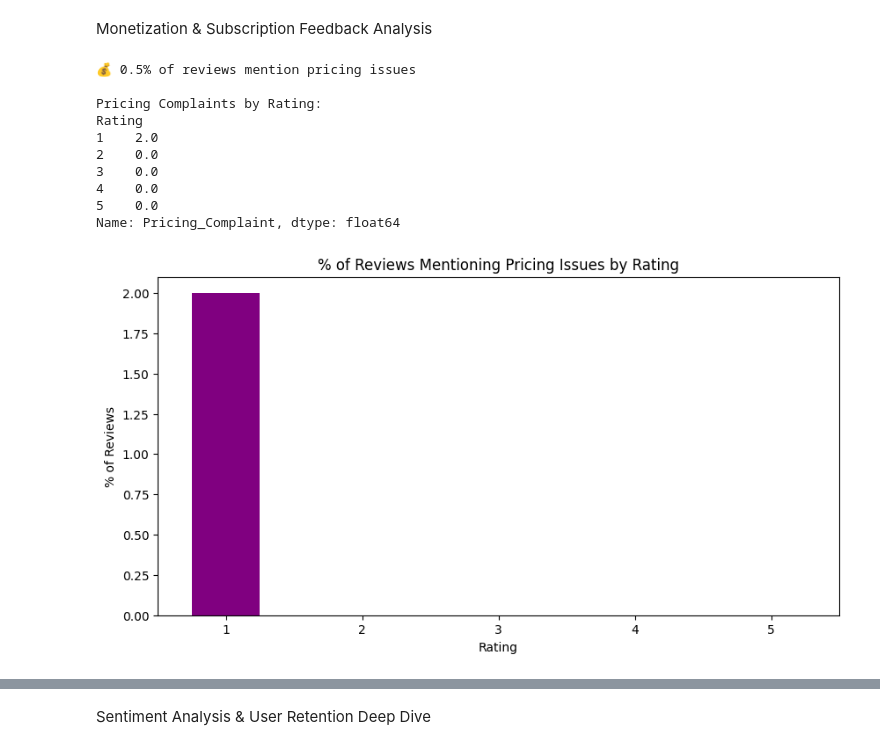
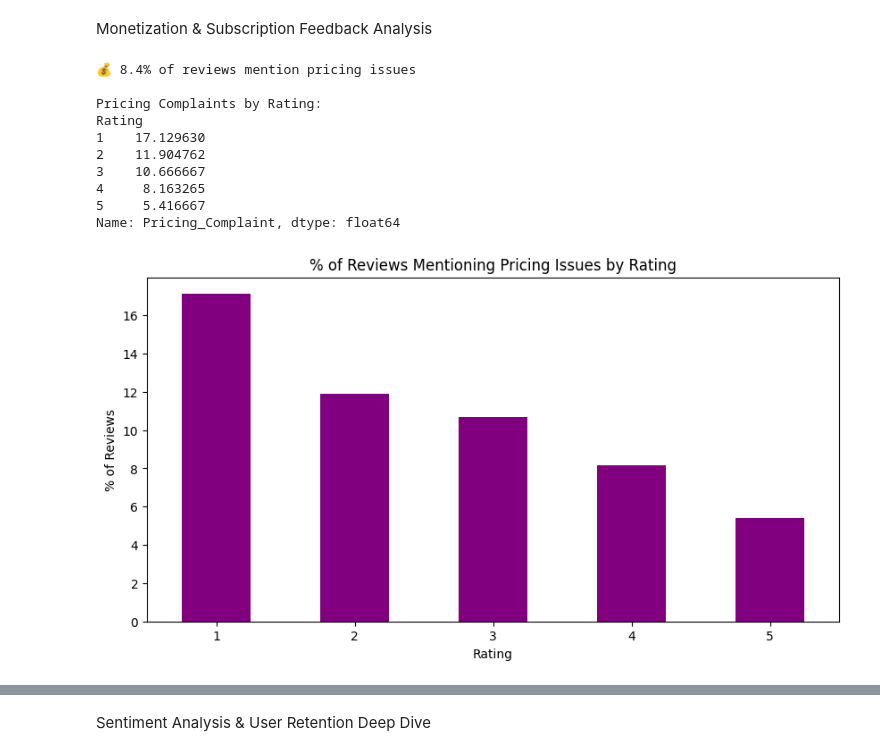
Before and after one commit to omkararade/kult_analytics, a Jupyter notebook: analysis.ipynb, the cells around one changed output, grey strips where cells are left out. Cells and saved outputs as stored; diff of their text form; code cells hidden in the pictures.

```diff
--- a/analysis.ipynb
+++ b/analysis.ipynb
@@ -287,7 +458,13 @@ pd.DataFrame(sorted(tfidf_scores.items(), key=lambda x: x[1], reverse=True)[:20]
 Advanced Analytics by Business Question
 # %%
 # Common UI complaints
-ui_keywords = ['slow', 'lag', 'bug', 'glitch', 'crash', 'freeze', 'complicated', 'hard', 'navigation']
+ui_keywords = ['slow', 'lag', 'bug', 'glitch', 'crash', 'freeze', 'complicated', 'hard', 'navigation','unresponsive','delay','latency','stutter',
+               'load time','resource intensive','memory leak','instability','error','failure','hang','confusing','difficult','intricate','unintuitive','cumbersome',
+               'tedious','user-friendly','accessibility','workflow','steps','process','layout','design','interface','discoverability','pixelated','distorted',
+               'alignment','animation','responsiveness','touch','click','scroll','visual','rendering','display','font','color','data loss','sync','save',
+               'input','output','search','filter','functionality','feature','compatibility','frustrating','annoying','irritating','problem','issue','bad',
+               'poor','broken','useless','disappointing'
+]
 df['UI_Issue'] = df['Review'].str.contains('|'.join(ui_keywords), case=False)
 
 # % of negative reviews mentioning UI
@@ -489,9 +679,9 @@ Performance & Bug Detection Analytics
 # %%
 # Define performance-related keywords
 performance_keywords = [
-    'crash', 'freeze', 'lag', 'slow', 'bug', 'glitch',
-    'not responding', 'stuck', 'hangs', 'loading',
-    'performance', 'unstable', 'error'
+    'crash','freeze','lag','slow','bug','glitch','not responding','stuck','hangs',
+    'loading','performance','unstable','error','delay','latency','stutter','load time',
+    'resource intensive','memory leak','instability','failure','unresponsive','rendering','optimization'
 ]
 
 # Flag reviews mentioning performance issues
@@ -588,10 +779,10 @@ See the caveats in the documentation: https://pandas.pydata.org/pandas-docs/stab
 Customer Support & Responsiveness Analytics
 # %%
 # Define customer support keywords
-support_keywords = [
-    'support', 'customer service', 'help', 'contact',
-    'response', 'team', 'reply', 'no answer',
-    'ignored', 'no help', 'terrible service'
+support_keywords = ['support','customer service','help','contact','response','team','reply','no answer','ignored','no help',
+    'terrible service','assistance','feedback','ticket','issue','resolution','agent','representative','email','phone','chat',
+    'live chat','forum','documentation','knowledge base','escalate','follow up','wait time','availability','inquiry','problem','complaint',
+    'dissatisfied','unhelpful','ineffective','slow response','lack of support','poor service','account support','technical support','billing support'
 ]
 
 # Flag reviews mentioning support issues
@@ -706,10 +906,10 @@ pd.DataFrame(support_priority).sort_values('Frequency', ascending=False)
 # %%
 # Classify support complaints into categories
 support_categories = {
-    'No Response': ['no reply', 'no answer', 'ignored', 'no help'],
-    'Slow Response': ['slow response', 'took long', 'days to reply'],
-    'Unhelpful': ['not helpful', 'useless', 'did not solve', 'waste of time'],
-    'Rude Staff': ['rude', 'arrogant', 'unprofessional', 'angry']
+    'No Response': ['no reply', 'no answer', 'ignored', 'no help', 'no response', 'never responded', 'no feedback'],
+    'Slow Response': ['slow response', 'took long', 'days to reply', 'delayed response', 'long wait', 'prolonged delay', 'late reply'],
+    'Unhelpful': ['not helpful', 'useless', 'did not solve', 'waste of time', 'ineffective', 'unhelpful', 'did not assist', 'no solution', 'failed to resolve'],
+    'Rude Staff': ['rude', 'arrogant', 'unprofessional', 'angry', 'impolite', 'disrespectful', 'hostile', 'offensive', 'dismissive']
 }
 
 # Tag each support complaint
@@ -813,46 +1025,45 @@ Positive Reply Impact          0.809326           ✅ On Track
 Monetization & Subscription Feedback Analysis
 # %%
 # Define pricing-related keywords
-pricing_keywords = [
-    'expensive', 'overpriced', 'pricey', 'too much',
-    'not worth', 'high price', 'cost too much', 'unfair',
-    'cheaper', 'lower price', 'reduce price', 'price hike'
+pricing_keywords = ['expensive','overpriced','pricey','too much','not worth','high price','cost too much','unfair','cheaper','lower price',
+    'reduce price','price hike','cost','value','affordable','budget','premium','subscription','billing','payment','discount',
+    'sale','refund','charge','fees','rates','economical','reasonable','inaccessible','exorbitant','rip off','free trial',
+    'hidden fees','monthly cost','yearly cost','value for money'
 ]
-
 # Flag pricing complaints
 df['Pricing_Complaint'] = df['Review'].str.contains(
     '|'.join(pricing_keywords),
     case=False,
     na=False
 )
 
 # Calculate pricing complaint metrics
 pricing_complaint_pct = df['Pricing_Complaint'].mean() * 100
 pricing_by_rating = df.groupby('Rating')['Pricing_Complaint'].mean() * 100
 
 print(f"💰 {pricing_complaint_pct:.1f}% of reviews mention pricing issues")
 print("\nPricing Complaints by Rating:")
 print(pricing_by_rating)
 
 # Plot
 plt.figure(figsize=(10, 5))
 pricing_by_rating.plot(kind='bar', color='purple')
 plt.title("% of Reviews Mentioning Pricing Issues by Rating")
 plt.ylabel("% of Reviews")
 plt.xticks(rotation=0)
 plt.show()
 # %% [output]
-💰 0.5% of reviews mention pricing issues
+💰 8.4% of reviews mention pricing issues
 
 Pricing Complaints by Rating:
 Rating
-1    2.0
-2    0.0
-3    0.0
-4    0.0
-5    0.0
+1    17.129630
+2    11.904762
+3    10.666667
+4     8.163265
+5     5.416667
 Name: Pricing_Complaint, dtype: float64
-[figure, old version]
+[figure, new version]
 # %%
 # # Compare pricing complaints before/after price changes
 # if 'Date' in df.columns:
```
Also changed, not shown: parts of 49 cells of this notebook, 5 other files.
